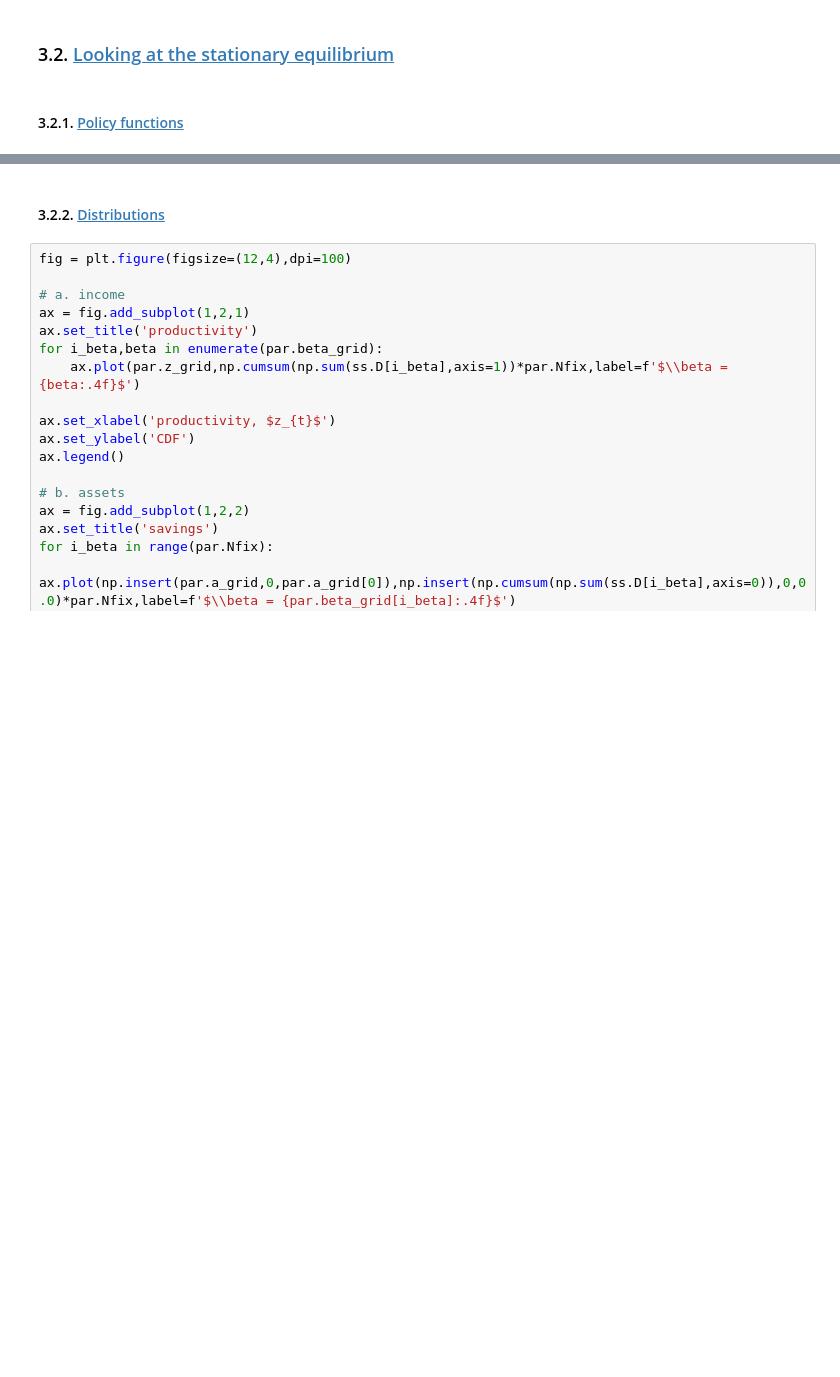
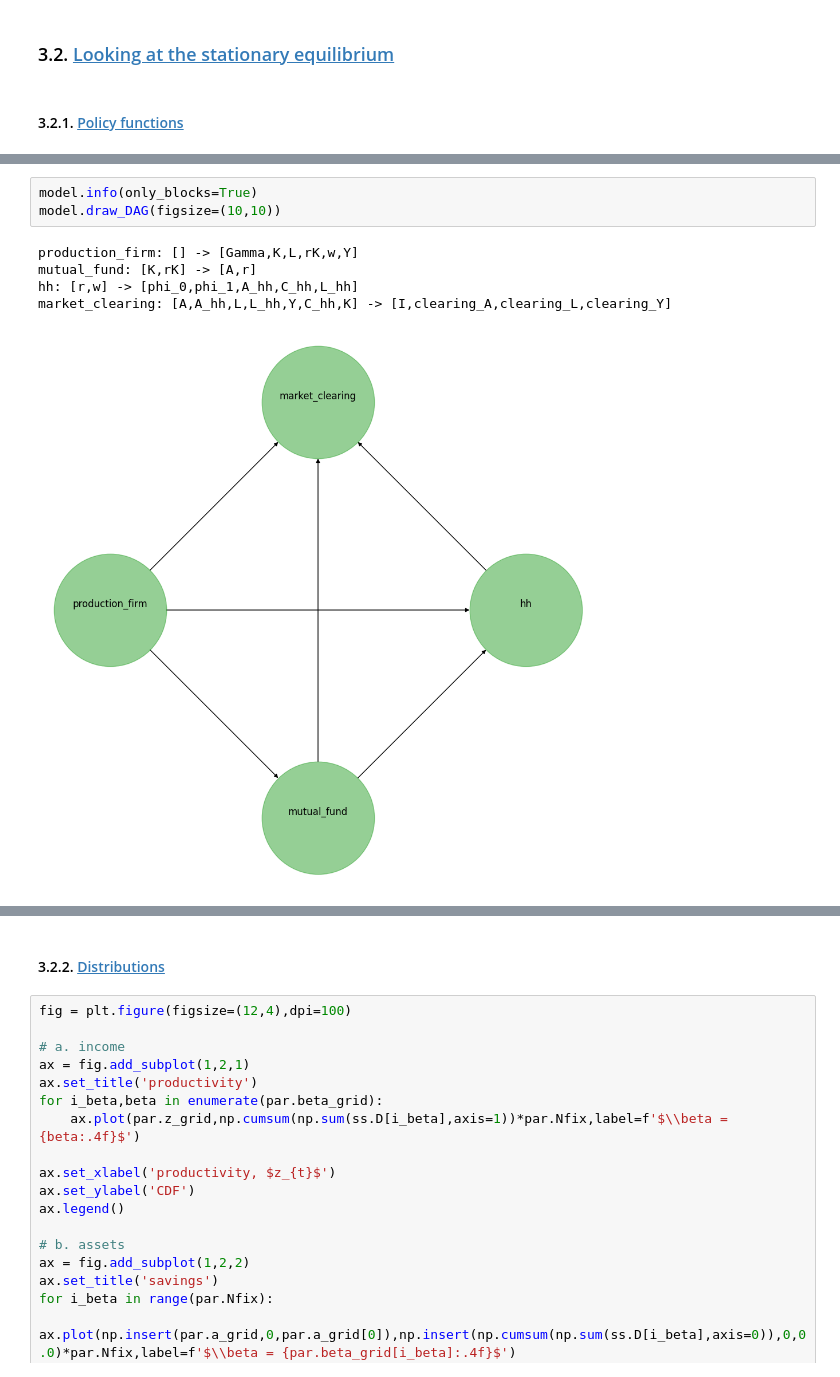
Before and after one commit to Bernseng/AdvMacroHet, a Jupyter notebook: Assignments/Assignment_I/Stationary-Equilibrium.ipynb, the cells around one changed output, grey strips where cells are left out. Drawn from its saved outputs; the diff is of its cells as text; blank space fills up the shorter version.

```diff
--- a/Assignments/Assignment_I/Stationary-Equilibrium.ipynb
+++ b/Assignments/Assignment_I/Stationary-Equilibrium.ipynb
@@ -212,0 +262,9 @@ for i_beta,beta in enumerate(par.beta_grid):
+# %%
+model.info(only_blocks=True)
+model.draw_DAG(figsize=(10,10))
+# %% [output]
+production_firm: [] -> [Gamma,K,L,rK,w,Y]
+mutual_fund: [K,rK] -> [A,r]
+hh: [r,w] -> [phi_0,phi_1,A_hh,C_hh,L_hh]
+market_clearing: [A,A_hh,L,L_hh,Y,C_hh,K] -> [I,clearing_A,clearing_L,clearing_Y]
+[figure, added]
```
Also changed, not shown: parts of 18 cells of this notebook, 11 other files.
